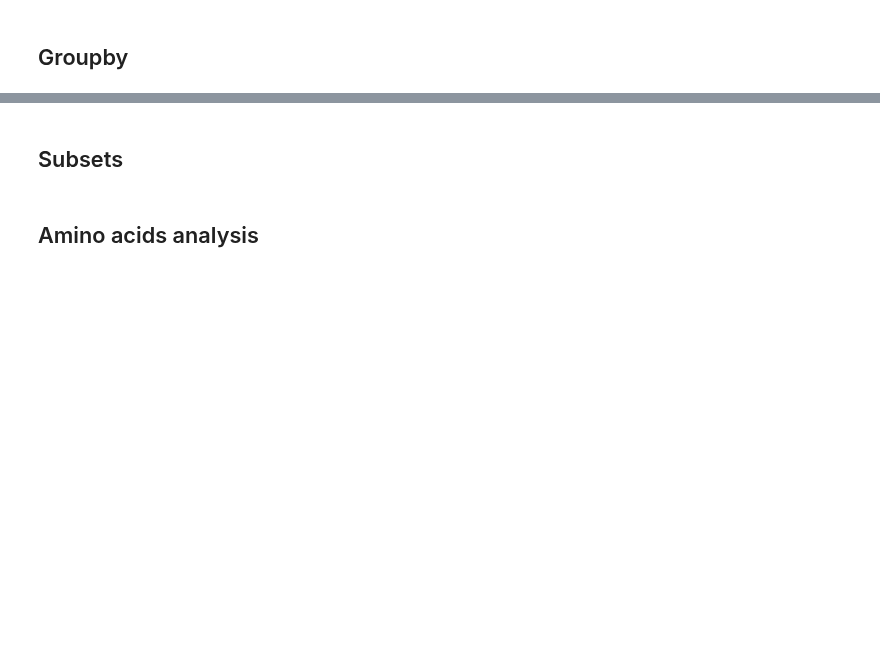
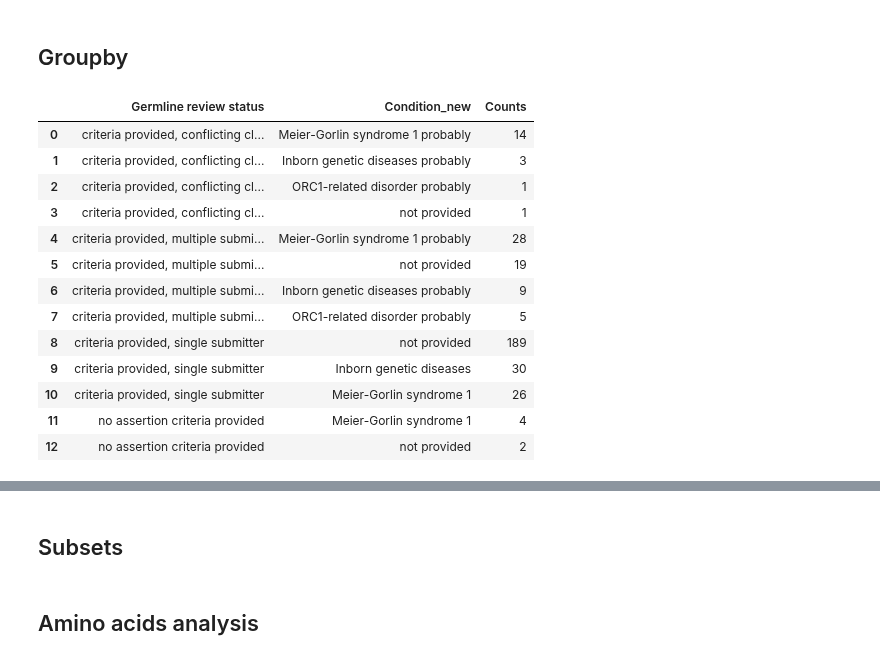
Before and after one commit to Lopatushka/ORC1, a Jupyter notebook: clinvar_analysis.ipynb, the cells around one changed output, grey strips where cells are left out. Cells and saved outputs as stored; diff of their text form; code cells hidden in the pictures; blank space fills up the shorter version.

```diff
--- a/clinvar_analysis.ipynb
+++ b/clinvar_analysis.ipynb
@@ -73,4 +92,21 @@ df['Condition_new'].value_counts()
 # %% [markdown]
 ## Groupby
 # %%
-df.groupby("Germline review status")["Condition_new"].value_counts()
+grouped_counts = df.groupby("Germline review status")["Condition_new"].value_counts()
+plot_data = grouped_counts.reset_index(name="Counts")
+plot_data
+# %% [output]
+|  | Germline review status | Condition_new | Counts |
+| 0 | criteria provided, conflicting cl... | Meier-Gorlin syndrome 1 probably | 14 |
+| 1 | criteria provided, conflicting cl... | Inborn genetic diseases probably | 3 |
+| 2 | criteria provided, conflicting cl... | ORC1-related disorder probably | 1 |
+| 3 | criteria provided, conflicting cl... | not provided | 1 |
+| 4 | criteria provided, multiple submi... | Meier-Gorlin syndrome 1 probably | 28 |
+| 5 | criteria provided, multiple submi... | not provided | 19 |
+| 6 | criteria provided, multiple submi... | Inborn genetic diseases probably | 9 |
+| 7 | criteria provided, multiple submi... | ORC1-related disorder probably | 5 |
+| 8 | criteria provided, single submitter | not provided | 189 |
+| 9 | criteria provided, single submitter | Inborn genetic diseases | 30 |
+| 10 | criteria provided, single submitter | Meier-Gorlin syndrome 1 | 26 |
+| 11 | no assertion criteria provided | Meier-Gorlin syndrome 1 | 4 |
+| 12 | no assertion criteria provided | not provided | 2 |
```
Also changed, not shown: parts of 14 cells of this notebook.
